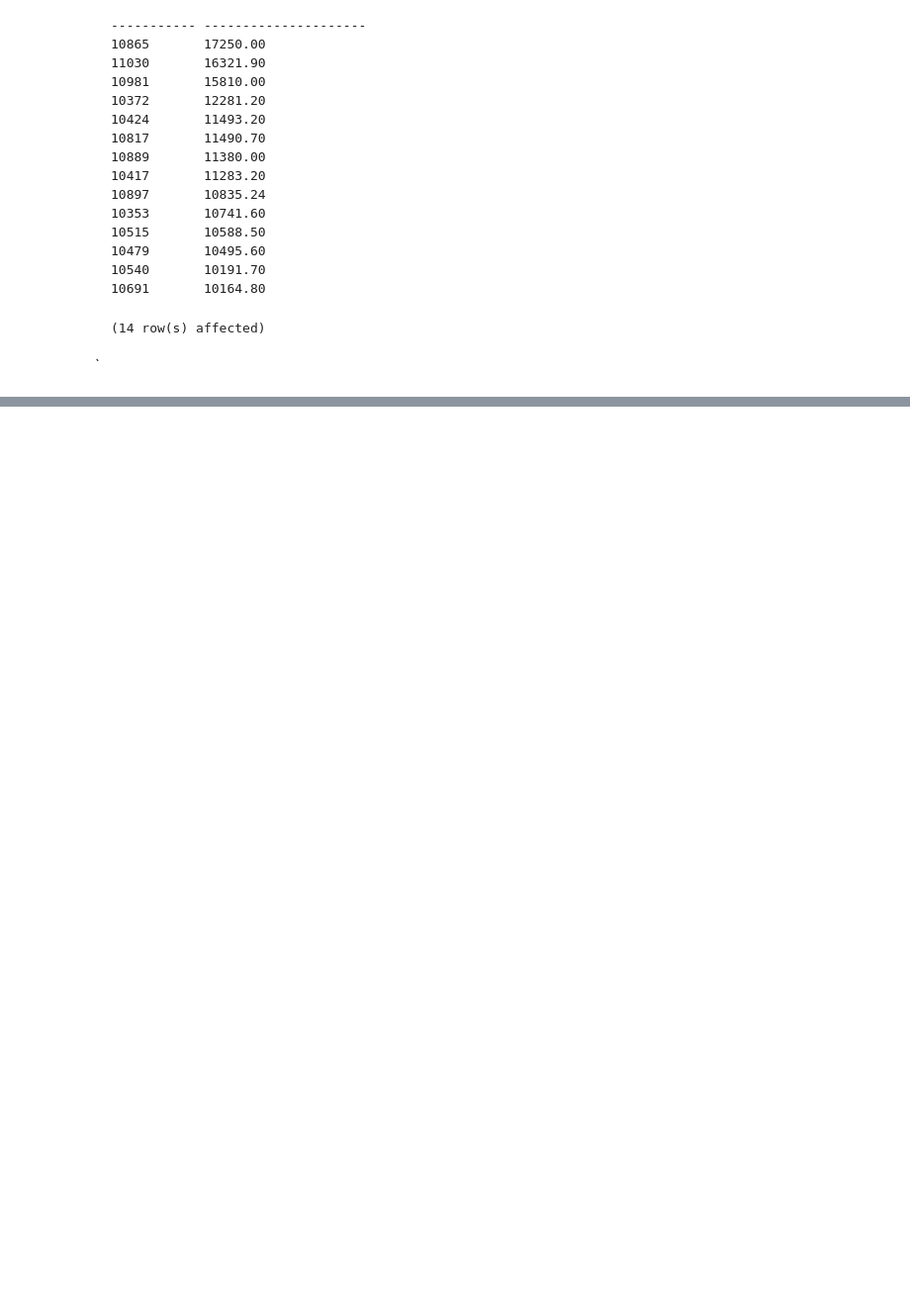
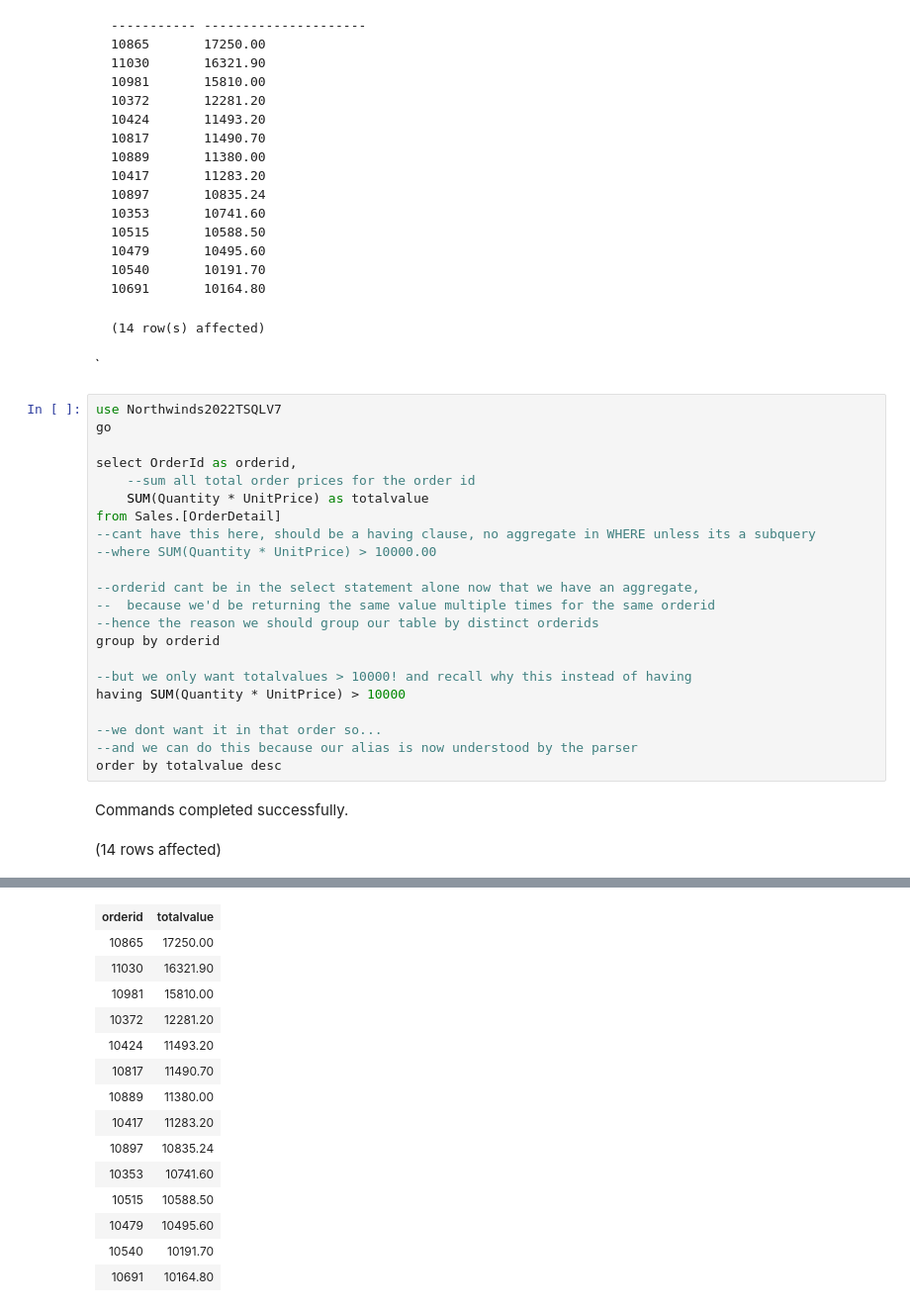
Before and after one commit to ryanmohamed/tsql_hw1, a Jupyter notebook: hw_ch2.ipynb, the cells around one changed output, grey strips where cells are left out. Shown: that part at 99% size. Saved outputs shown, nothing was run; the diff lists cells and outputs as text; blank space fills up the shorter version.

````diff
--- a/hw_ch2.ipynb
+++ b/hw_ch2.ipynb
@@ -205,3 +205,28 @@ orderid     totalvalue
 (14 row(s) affected)
 ```
 `
+# %%
+use Northwinds2022TSQLV7
+go
+
+select OrderId as orderid,
+    --sum all total order prices for the order id
+    SUM(Quantity * UnitPrice) as totalvalue
+from Sales.[OrderDetail]
+--cant have this here, should be a having clause, no aggregate in WHERE unless its a subquery
+--where SUM(Quantity * UnitPrice) > 10000.00
+
+--orderid cant be in the select statement alone now that we have an aggregate,
+--  because we'd be returning the same value multiple times for the same orderid
+--hence the reason we should group our table by distinct orderids
+group by orderid
+
+--but we only want totalvalues > 10000! and recall why this instead of having
+having SUM(Quantity * UnitPrice) > 10000
+
+--we dont want it in that order so...
+--and we can do this because our alias is now understood by the parser
+order by totalvalue desc
+# %% [output]
+Commands completed successfully.
+(14 rows affected)
@@ -207,0 +234,15 @@ orderid     totalvalue
+| orderid | totalvalue |
+| 10865 | 17250.00 |
+| 11030 | 16321.90 |
+| 10981 | 15810.00 |
+| 10372 | 12281.20 |
+| 10424 | 11493.20 |
+| 10817 | 11490.70 |
+| 10889 | 11380.00 |
+| 10417 | 11283.20 |
+| 10897 | 10835.24 |
+| 10353 | 10741.60 |
+| 10515 | 10588.50 |
+| 10479 | 10495.60 |
+| 10540 | 10191.70 |
+| 10691 | 10164.80 |
````
Also changed, not shown: parts of 5 cells of this notebook.
